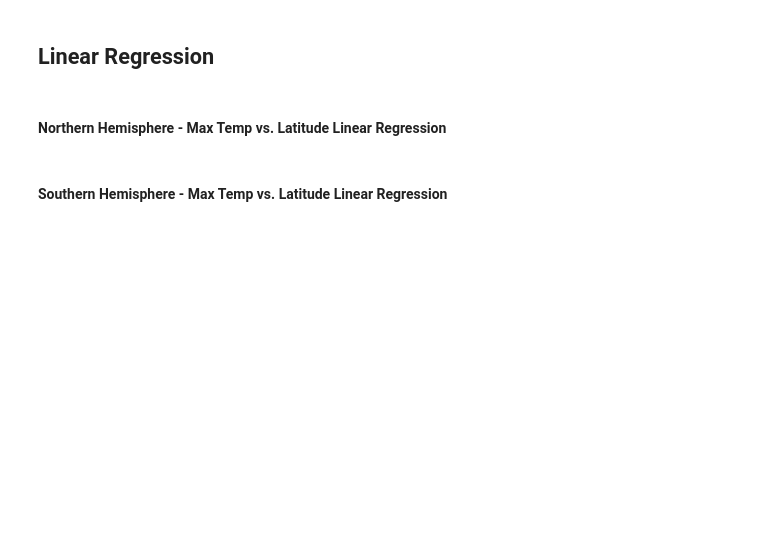
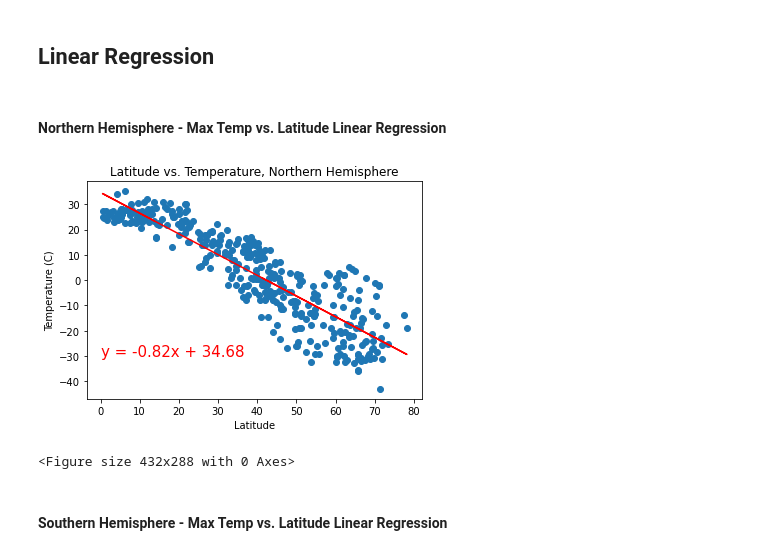
Before and after one commit to zpoeschl/python-api-challenge, a Jupyter notebook: WeatherPy/zpoeschl_WeatherPy.ipynb, the cells around one changed output. Saved outputs shown, nothing was run; the diff lists cells and outputs as text; code cells hidden in the pictures; blank space fills up the shorter version.

```diff
--- a/WeatherPy/zpoeschl_WeatherPy.ipynb
+++ b/WeatherPy/zpoeschl_WeatherPy.ipynb
@@ -161,32 +215,35 @@ plt.savefig('lat_wind.png')
 ## Linear Regression
 # %%
 # Create northern hemisphere dataframe
-northern_hem = final_cities_df[["city id", "city", "lat", "temp", "humidity", "cloudiness",
+northern_hem = final_cities_df[["city id", "city", "lat", "lng", "temp", "humidity", "cloudiness",
                                 "wind speed"]].loc[(final_cities_df["lat"] >= 0)]
 
 # Create southern hemisphere dataframe
-southern_hem = final_cities_df[["city id", "city", "lat", "temp", "humidity", "cloudiness",
+southern_hem = final_cities_df[["city id", "city", "lat", "lng", "temp", "humidity", "cloudiness",
                                 "wind speed"]].loc[(final_cities_df["lat"] <= 0)]
 # %% [markdown]
 ####  Northern Hemisphere - Max Temp vs. Latitude Linear Regression
 # %%
 # Create scatter plot
-plt.scatter(northern_hem.iloc[:,2],northern_hem.iloc[:,3])
+plt.scatter(northern_hem.iloc[:,2],northern_hem.iloc[:,4])
 plt.xlabel("Latitude")
 plt.ylabel("Temperature (C)")
 plt.title("Latitude vs. Temperature, Northern Hemisphere")
 
 # Calculate and apply linear regression
-(slope, intercept, rvalue, pvalue, stderr) = linregress(northern_hem.iloc[:,2],northern_hem.iloc[:,3])
+(slope, intercept, rvalue, pvalue, stderr) = linregress(northern_hem.iloc[:,2],northern_hem.iloc[:,4])
 regress_values_north_temp = northern_hem.iloc[:,2] * slope + intercept
 line_eq_north_temp = "y = " + str(round(slope,2)) + "x + " + str(round(intercept,2))
 plt.plot(northern_hem.iloc[:,2],regress_values_north_temp,"r-")
-plt.annotate(line_eq_north_temp,(0,-35),fontsize=15,color="red")
+plt.annotate(line_eq_north_temp,(0,-30),fontsize=15,color="red")
 
 plt.show()
 
 # Save as .png
 plt.savefig('lat_north_temp.png')
+# %% [output]
+[figure, added]
+<Figure size 432x288 with 0 Axes>
 # %% [markdown]
 ####  Southern Hemisphere - Max Temp vs. Latitude Linear Regression
 # %%
```
Also changed, not shown: parts of 17 cells of this notebook, 13 other files.
